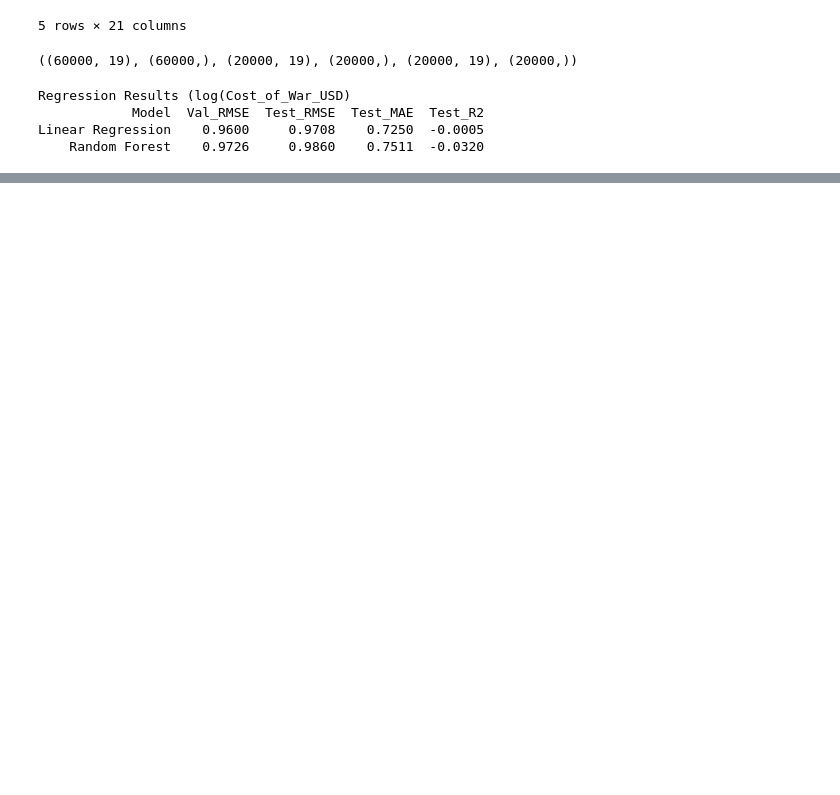
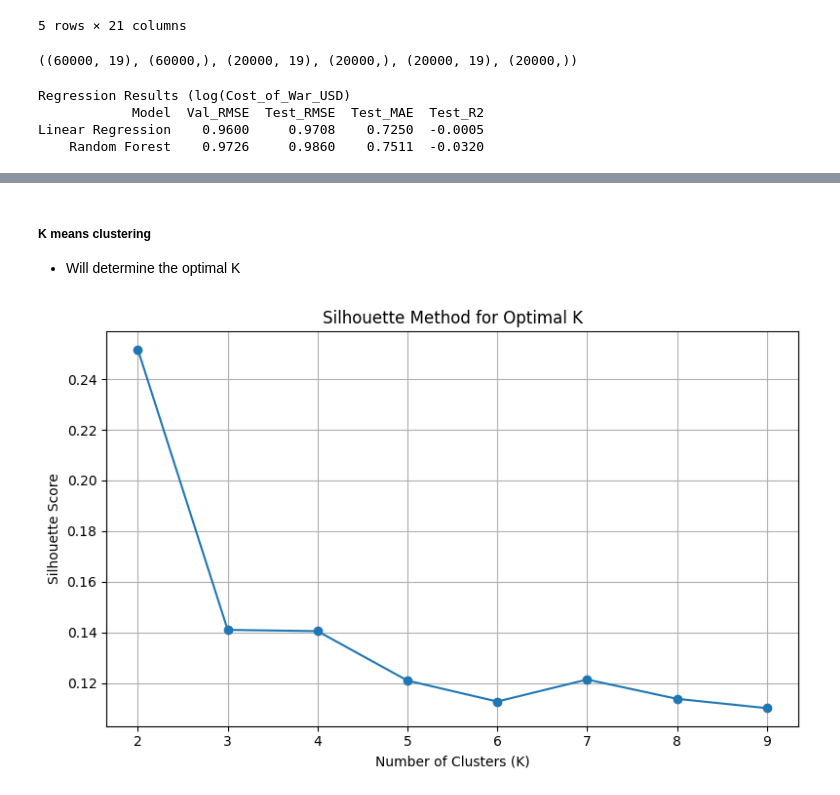
Before and after one commit to J2ckyo/4850-Final-Project, a Jupyter notebook: Data_Rangling.ipynb, the cells around one changed output, grey strips where cells are left out. Drawn from its saved outputs; the diff is of its cells as text; code cells hidden in the pictures; blank space fills up the shorter version.

Commit message:
Finished Machine Learning Via Adding Clustering

```diff
--- a/Data_Rangling.ipynb
+++ b/Data_Rangling.ipynb
@@ -540,0 +629,37 @@ Linear Regression    0.9600     0.9708    0.7250  -0.0005
+# %% [markdown]
+
+##### K means clustering
+* Will determine the optimal K
+# %%
+cluster_cols = [
+    "GDP_Change_%", "Inflation_Rate_%", "Currency_Devaluation_%",
+    "Poverty_Rate_Spike_%", "Unemployment_Spike_Percentage_Points",
+    "Informal_Economy_Size_Spike_%", "Duration_in_years",
+    "Food_Insecurity_Rate_%", "Black_Market_Activity_Level",
+    "Estimated_Reconstruction_Cost_USD"
+]
+
+X_cluster = df[cluster_cols]
+
+standard_scaler = StandardScaler()
+X_scaled = standard_scaler.fit_transform(X_cluster)
+# %%
+silhouette_scores = []
+K_range = range(2, 10)
+for k in K_range:
+    kmeans = KMeans(n_clusters=k, random_state=24, n_init=10)
+    labels = kmeans.fit_predict(X_scaled)
+    score = silhouette_score(X_scaled, labels)
+    silhouette_scores.append(score)
+
+plt.figure(figsize=(8, 5))
+plt.plot(K_range, silhouette_scores, marker="o")
+plt.title("Silhouette Method for Optimal K")
+plt.xlabel("Number of Clusters (K)")
+plt.ylabel("Silhouette Score")
+plt.xticks(K_range)
+plt.grid()
+plt.tight_layout()
+plt.show()
+# %% [output]
+[figure, added]
```
Also changed, not shown: parts of 16 cells of this notebook.
